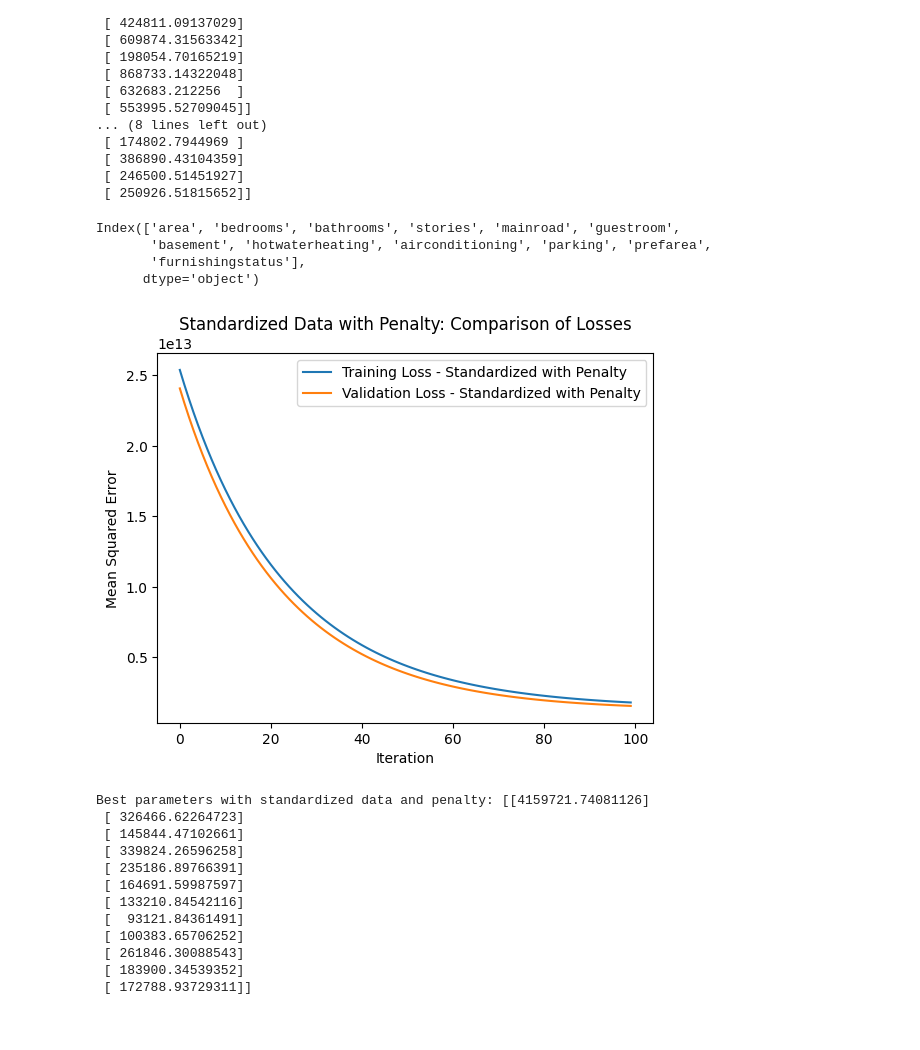
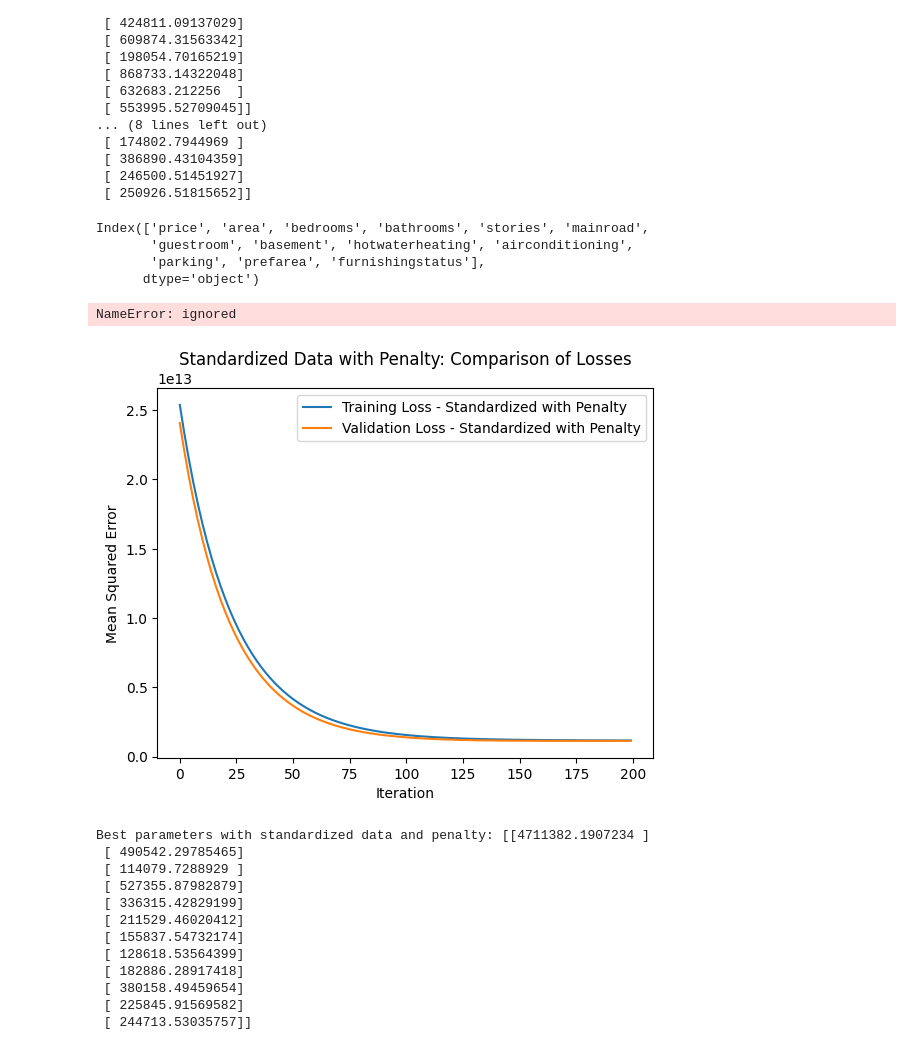
Before and after one commit to Swayyum/Intro-to-ML, a Jupyter notebook: HW2.ipynb, the cells around one changed output. Drawn from its saved outputs; the diff is of its cells as text; code cells hidden in the pictures.

```diff
--- a/HW2.ipynb
+++ b/HW2.ipynb
@@ -73,7 +73,3 @@ from sklearn.model_selection import train_test_split
 # We specify this so that the train and test data set always have the same rows, respectively
 np.random.seed(112)
 df_train, df_test = train_test_split(housing, train_size = 0.8, test_size = 0.2, random_state = 100)
-# %%
-y_train = df_train.pop('price')
-X_train = df_train
-X_train.head()
@@ -105,7 +94,7 @@ import matplotlib.pyplot as plt
 # 1. Select the data for the specific input features and target output
 selected_features_a = ['area', 'bedrooms', 'bathrooms', 'stories', 'parking']
 X_a = df_train[selected_features_a].values
-y_a = y_train.values.reshape(-1, 1)
+y_a = df_train['price'].values.reshape(-1, 1)
 
 # 2. Split the data into training and validation sets
 X_train = X_a
@@ -115,7 +104,7 @@ y_val = df_test['price'].values.reshape(-1, 1)
 
 # 3. Train a simple linear regression model using gradient descent
 learning_rate = 0.01
-n_iterations = 50
+n_iterations = 5
 m = len(X_train)
 
 # initial values
@@ -171,6 +177,3 @@ from sklearn.model_selection import train_test_split
 # We specify this so that the train and test data set always have the same rows, respectively
 np.random.seed(112)
 df_train, df_test = train_test_split(housing, train_size = 0.8, test_size = 0.2, random_state = 100)
-y_train = df_train.pop('price')
-X_train = df_train
-X_train.head()
@@ -191,7 +187,7 @@ selected_features_b = ['area', 'bedrooms', 'bathrooms', 'stories',
                      'airconditioning', 'parking', 'prefarea']
 
 X_b = df_train[selected_features_b].values
-y_b = y_train.values.reshape(-1, 1)
+y_b = df_train['price'].values.reshape(-1, 1)
 
 # 2. Split the data into training and validation sets
 X_train = X_b
@@ -331,9 +417,9 @@ Best parameters with normalized data: [[1868050.48573524]
 # %%
 print(df_train.columns)
 # %% [output]
-Index(['area', 'bedrooms', 'bathrooms', 'stories', 'mainroad', 'guestroom',
-       'basement', 'hotwaterheating', 'airconditioning', 'parking', 'prefarea',
-       'furnishingstatus'],
+Index(['price', 'area', 'bedrooms', 'bathrooms', 'stories', 'mainroad',
+       'guestroom', 'basement', 'hotwaterheating', 'airconditioning',
+       'parking', 'prefarea', 'furnishingstatus'],
       dtype='object')
 # %%
 
@@ -344,9 +430,6 @@ import numpy as np
 selected_features_b = ['area', 'bedrooms', 'bathrooms', 'stories',
                      'mainroad', 'guestroom', 'basement', 'hotwaterheating',
                      'airconditioning', 'parking', 'prefarea']
-
-X = df_train[selected_features_b].values
-y = y_train.values.reshape(-1, 1)
 
 def run_gradient_descent(X_train, y_train, X_val, y_val, learning_rate, n_iterations):
     m = len(X_train)
@@ -415,6 +498,8 @@ plt.show()
 # Print the best parameters for Feature Set 2
 print("Best parameters with normalized data for Feature Set 2:", theta_normalized_set2)
 print("Best parameters with standardized data for Feature Set 2:", theta_standardized_set2)
+# %% [output]
+NameError: ignored
 # %%
 def run_gradient_descent_with_penalty(X_train, y_train, X_val, y_val, learning_rate, n_iterations, penalty):
     m = len(X_train)
@@ -431,45 +516,45 @@ def run_gradient_descent_with_penalty(X_train, y_train, X_val, y_val, learning_r
         gradients[1:] += 2 * penalty * theta[1:]
 
         theta -= learning_rate * gradients
 
         train_loss = (1/m) * np.sum(np.square(X_b_train.dot(theta) - y_train))
         val_loss = (1/len(X_val)) * np.sum(np.square(X_b_val.dot(theta) - y_val))
 
         train_losses.append(train_loss)
         val_losses.append(val_loss)
 
     return train_losses, val_losses, theta
 
 # parameters
 learning_rate = 0.01
-n_iterations = 100
-penalty = 1.0  # Lambda for L2 regularization
+n_iterations = 200
+penalty = 0.1  # Lambda for L2 regularization
 
 # Use the best scaling method (assume standardization is better)
 train_losses_standardized_penalty, val_losses_standardized_penalty, theta_standardized_penalty = run_gradient_descent_with_penalty(X_train_standardized, y_train, X_val_standardized, y_val, learning_rate, n_iterations, penalty)
 
 # Plotting for Standardized Data with penalty
 plt.plot(train_losses_standardized_penalty, label="Training Loss - Standardized with Penalty")
 plt.plot(val_losses_standardized_penalty, label="Validation Loss - Standardized with Penalty")
 plt.xlabel("Iteration")
 plt.ylabel("Mean Squared Error")
 plt.legend()
 plt.title("Standardized Data with Penalty: Comparison of Losses")
 plt.show()
 
 # Print the best parameters
 print("Best parameters with standardized data and penalty:", theta_standardized_penalty)
 # %% [output]
-[figure, old version]
+[figure, new version]
-Best parameters with standardized data and penalty: [[4159721.74081126]
- [ 326466.62264723]
- [ 145844.47102661]
- [ 339824.26596258]
- [ 235186.89766391]
- [ 164691.59987597]
- [ 133210.84542116]
- [  93121.84361491]
- [ 100383.65706252]
- [ 261846.30088543]
- [ 183900.34539352]
- [ 172788.93729311]]
+Best parameters with standardized data and penalty: [[4711382.1907234 ]
+ [ 490542.29785465]
+ [ 114079.7288929 ]
+ [ 527355.87982879]
+ [ 336315.42829199]
+ [ 211529.46020412]
+ [ 155837.54732174]
+ [ 128618.53564399]
+ [ 182886.28917418]
+ [ 380158.49459654]
+ [ 225845.91569582]
+ [ 244713.53035757]]
```
Also changed, not shown: parts of 7 cells of this notebook.
